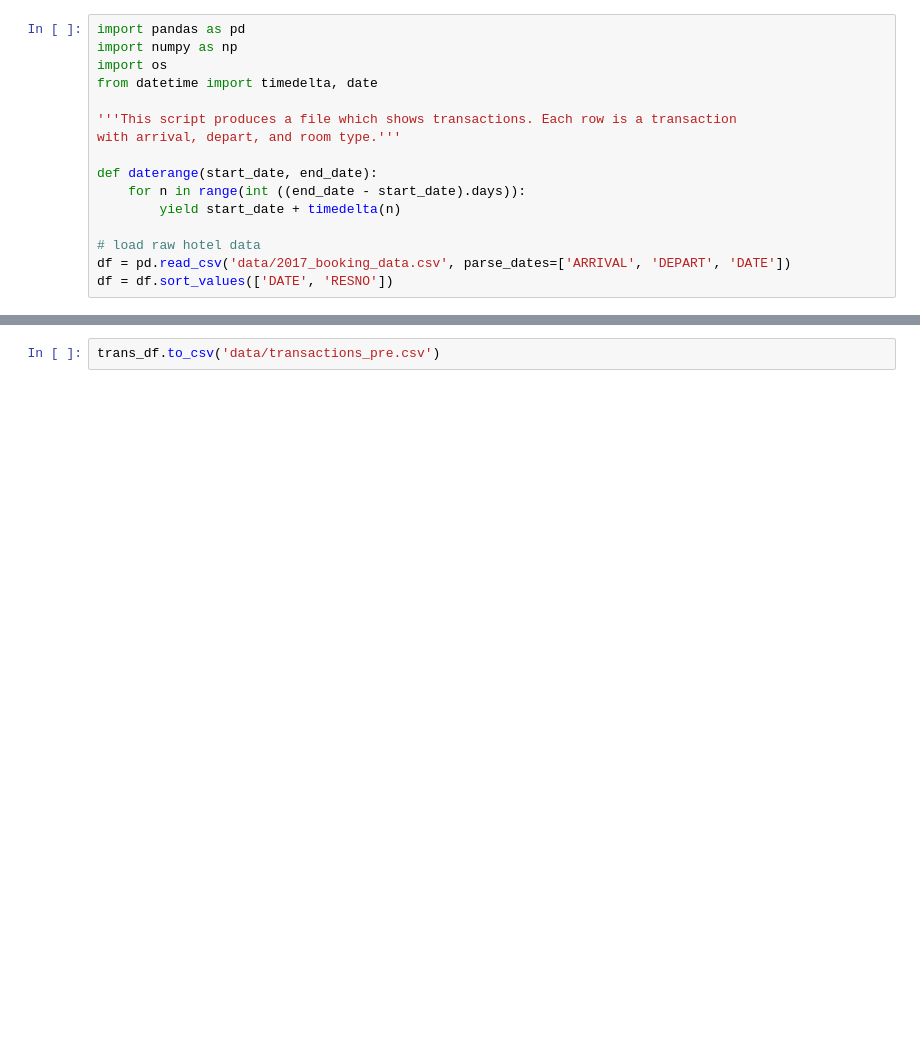
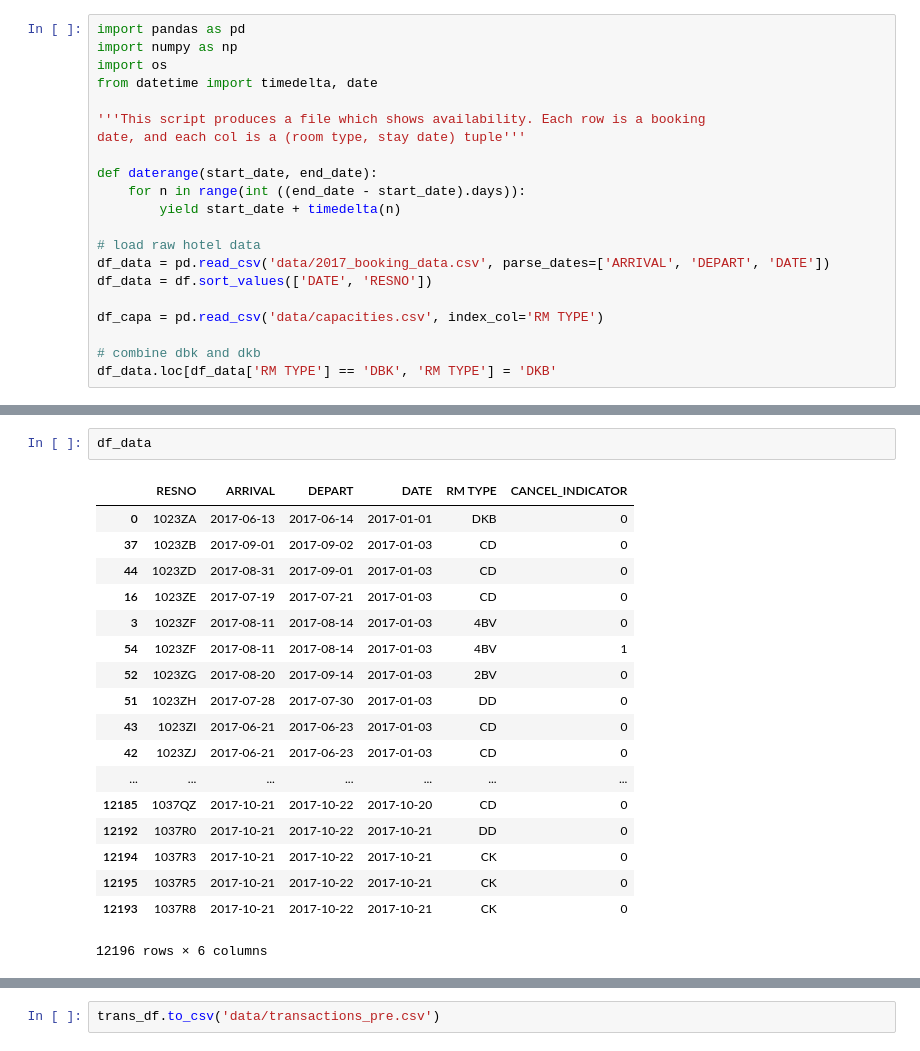
Before and after one commit to johngao2/EM-hotel-demand, a Jupyter notebook: EM_extension/preprocessing/create_availability.ipynb, the cells around one changed output, grey strips where cells are left out. Drawn from its saved outputs; the diff is of its cells as text; blank space fills up the shorter version.

```diff
--- a/EM_extension/preprocessing/create_availability.ipynb
+++ b/EM_extension/preprocessing/create_availability.ipynb
@@ -4,15 +4,20 @@ import numpy as np
 import os
 from datetime import timedelta, date
 
-'''This script produces a file which shows transactions. Each row is a transaction
-with arrival, depart, and room type.'''
+'''This script produces a file which shows availability. Each row is a booking
+date, and each col is a (room type, stay date) tuple'''
 
 def daterange(start_date, end_date):
     for n in range(int ((end_date - start_date).days)):
         yield start_date + timedelta(n)
 
 # load raw hotel data
-df = pd.read_csv('data/2017_booking_data.csv', parse_dates=['ARRIVAL', 'DEPART', 'DATE'])
-df = df.sort_values(['DATE', 'RESNO'])
+df_data = pd.read_csv('data/2017_booking_data.csv', parse_dates=['ARRIVAL', 'DEPART', 'DATE'])
+df_data = df.sort_values(['DATE', 'RESNO'])
+
+df_capa = pd.read_csv('data/capacities.csv', index_col='RM TYPE')
+
+# combine dbk and dkb
+df_data.loc[df_data['RM TYPE'] == 'DBK', 'RM TYPE'] = 'DKB'
 # %%
 # find booking begin and end dates
@@ -39,0 +49,21 @@ df2 = df2.fillna(0)
+# %%
+df_data
+# %% [output]
+|  | RESNO | ARRIVAL | DEPART | DATE | RM TYPE | CANCEL_INDICATOR |
+| 0 | 1023ZA | 2017-06-13 | 2017-06-14 | 2017-01-01 | DKB | 0 |
+| 37 | 1023ZB | 2017-09-01 | 2017-09-02 | 2017-01-03 | CD | 0 |
+| 44 | 1023ZD | 2017-08-31 | 2017-09-01 | 2017-01-03 | CD | 0 |
+| 16 | 1023ZE | 2017-07-19 | 2017-07-21 | 2017-01-03 | CD | 0 |
+| 3 | 1023ZF | 2017-08-11 | 2017-08-14 | 2017-01-03 | 4BV | 0 |
+| 54 | 1023ZF | 2017-08-11 | 2017-08-14 | 2017-01-03 | 4BV | 1 |
+| 52 | 1023ZG | 2017-08-20 | 2017-09-14 | 2017-01-03 | 2BV | 0 |
+| 51 | 1023ZH | 2017-07-28 | 2017-07-30 | 2017-01-03 | DD | 0 |
+| 43 | 1023ZI | 2017-06-21 | 2017-06-23 | 2017-01-03 | CD | 0 |
+| 42 | 1023ZJ | 2017-06-21 | 2017-06-23 | 2017-01-03 | CD | 0 |
+| ... | ... | ... | ... | ... | ... | ... |
+| 12185 | 1037QZ | 2017-10-21 | 2017-10-22 | 2017-10-20 | CD | 0 |
+| 12192 | 1037R0 | 2017-10-21 | 2017-10-22 | 2017-10-21 | DD | 0 |
+| 12194 | 1037R3 | 2017-10-21 | 2017-10-22 | 2017-10-21 | CK | 0 |
+| 12195 | 1037R5 | 2017-10-21 | 2017-10-22 | 2017-10-21 | CK | 0 |
+| 12193 | 1037R8 | 2017-10-21 | 2017-10-22 | 2017-10-21 | CK | 0 |
+12196 rows × 6 columns
```
Also changed, not shown: parts of 13 cells of this notebook, 2 other files.
